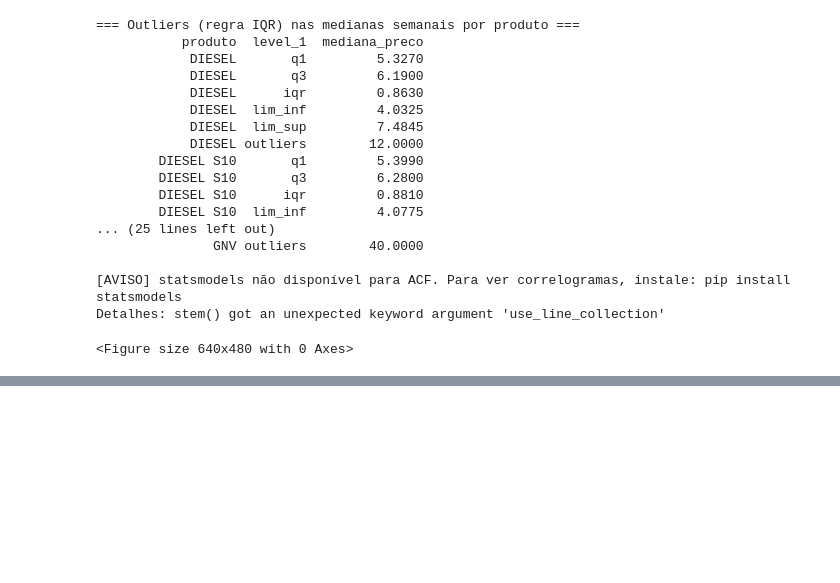
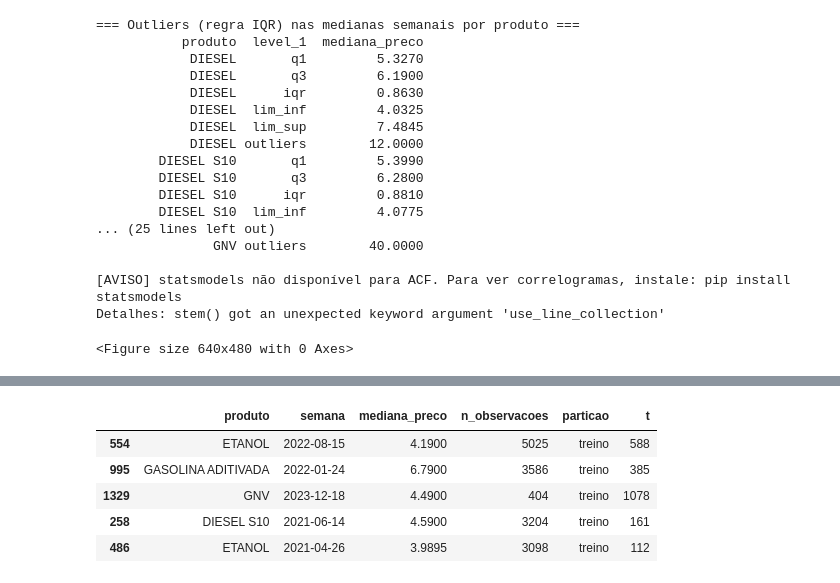
Before and after one commit to loadingerror/tcc_lubricants_anp, a Jupyter notebook: lubricants_br_tcc_model reg.ipynb, the cells around one changed output, grey strips where cells are left out. Saved outputs shown, nothing was run; the diff lists cells and outputs as text; code cells hidden in the pictures; blank space fills up the shorter version.

```diff
--- a/lubricants_br_tcc_model reg.ipynb
+++ b/lubricants_br_tcc_model reg.ipynb
@@ -293,7 +293,7 @@ def read_parquet_smart(path_or_dir: str, filename: str | None = None):
 
     raise FileNotFoundError(f"Caminho inválido (não é arquivo .parquet nem pasta): {p}")
 # %%
-pasta = "/home/mari/tcc_lubricants_anp"
+pasta = "/home/wsl/tcc_lubricants_anp/dados_tcc_precos"
 arquivo = "lubricants_anp_full.parquet"
 df_raw = read_parquet_smart(pasta, filename=arquivo)
 # %% [output]
@@ -1197,0 +660,43 @@ BASE  : MAE=0.029  RMSE=0.048  MAPE=0.54%
+# %%
+# =========================================================
+# 6) Regressão Linear SIMPLES (por produto): y ~ t
+#     - Sem lags, sem Fourier, sem dummies extras.
+#     - Treino: 2021-01-01 até 2024-12-31
+#     - Teste : 2025-01-01 até 2025-06-30 (já marcado em 'weekly["particao"]' como 'teste_2025H1')
+# =========================================================
+
+import statsmodels.api as sm
+
+
+OUTDIR = Path("out/modelo_linear_simples")
+OUTDIR.mkdir(parents=True, exist_ok=True)
+
+TARGET = "mediana_preco"
+TIME   = "semana"
+
+# ---------- 6.1 Preparação ----------
+weekly = weekly.copy()
+weekly[TIME] = pd.to_datetime(weekly[TIME], errors="coerce")
+weekly = weekly.dropna(subset=[TARGET, TIME, "produto", "particao"]).copy()
+weekly = weekly.sort_values(["produto", TIME]).copy()
+weekly = weekly.loc[weekly[TARGET] > 0].copy()
+
+# Tendência temporal (dias desde o início do conjunto) — único preditor
+t0 = weekly[TIME].min()
+weekly["t"] = (weekly[TIME] - t0).dt.days.astype("int32")
+
+# Split temporal já marcado no passo anterior
+train = weekly.loc[weekly["particao"] == "treino"].copy()
+test  = weekly.loc[weekly["particao"] == "teste_2025H1"].copy()
+
+if train.empty or test.empty:
+    raise ValueError(f"Split vazio. train={len(train)}, test={len(test)} — verifique 'particao'.")
+# %%
+train.sample(5)
+# %% [output]
+|  | produto | semana | mediana_preco | n_observacoes | particao | t |
+| 554 | ETANOL | 2022-08-15 | 4.1900 | 5025 | treino | 588 |
+| 995 | GASOLINA ADITIVADA | 2022-01-24 | 6.7900 | 3586 | treino | 385 |
+| 1329 | GNV | 2023-12-18 | 4.4900 | 404 | treino | 1078 |
+| 258 | DIESEL S10 | 2021-06-14 | 4.5900 | 3204 | treino | 161 |
+| 486 | ETANOL | 2021-04-26 | 3.9895 | 3098 | treino | 112 |
```
Also changed, not shown: parts of 41 cells of this notebook, 7 other files.
